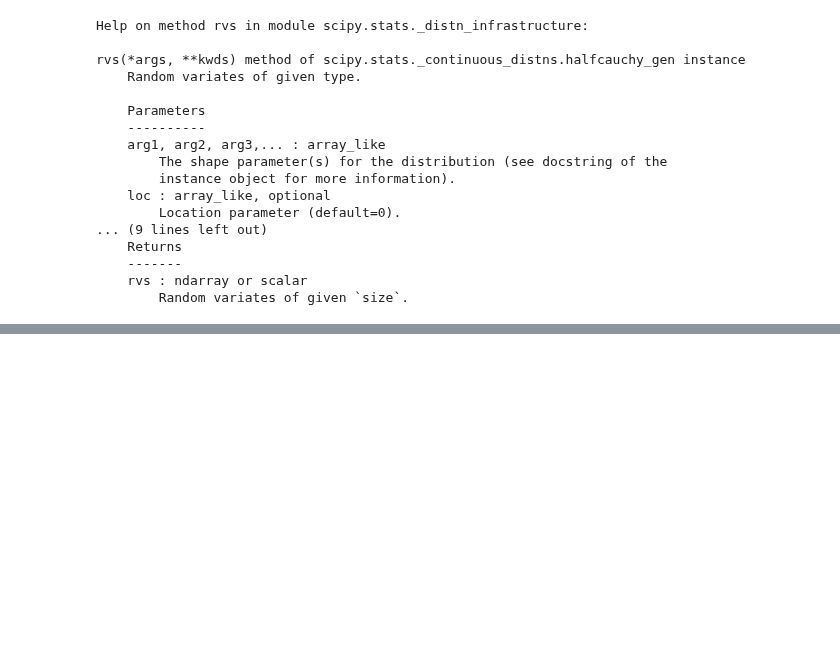
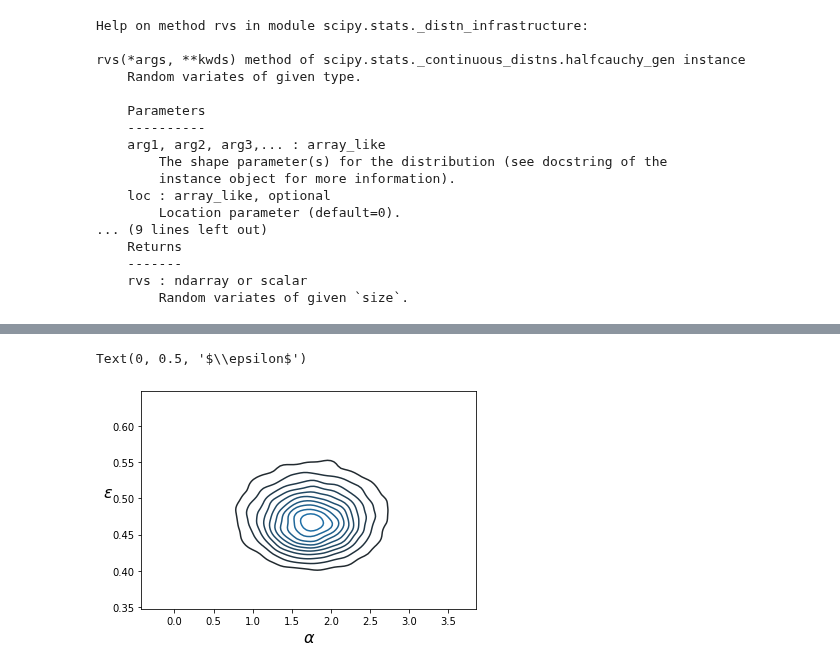
Before and after one commit to Lang-Shao/graduate_cource, a Jupyter notebook: Bayesian_Analysis_2016/04_Linear_Regression_Models.ipynb, the cells around one changed output, grey strips where cells are left out. Saved outputs shown, nothing was run; the diff lists cells and outputs as text; code cells hidden in the pictures; blank space fills up the shorter version.

```diff
--- a/Bayesian_Analysis_2016/04_Linear_Regression_Models.ipynb
+++ b/Bayesian_Analysis_2016/04_Linear_Regression_Models.ipynb
@@ -118,0 +123,7 @@ sample(draws=500, step=None, init='auto', n_init=200000, start=None, trace=None,
+# %%
+sns.kdeplot(trace['alpha'], trace['epsilon'])
+plt.xlabel(r'$\alpha$', fontsize=16)
+plt.ylabel(r'$\epsilon$', fontsize=16, rotation=0)
+# %% [output]
+Text(0, 0.5, '$\\epsilon$')
+[figure, added]
```
Also changed, not shown: parts of 7 cells of this notebook.
